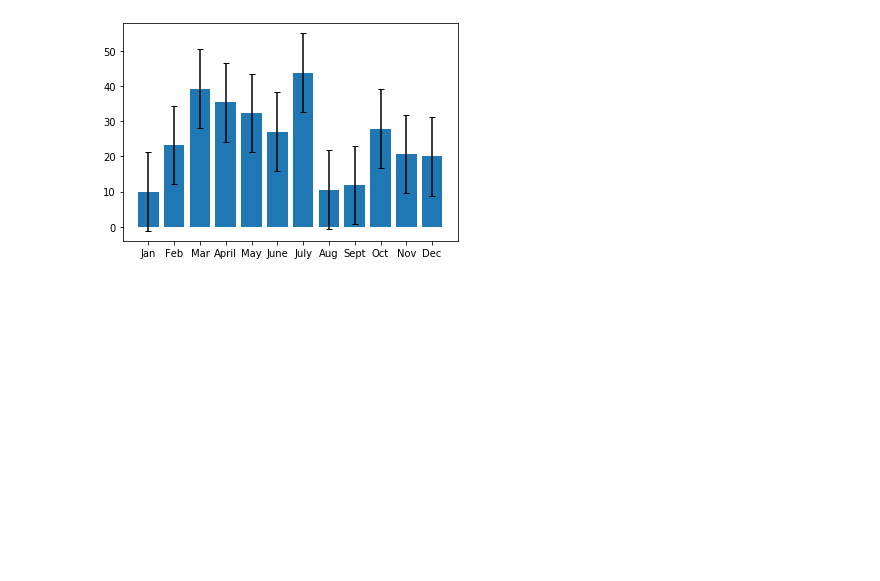
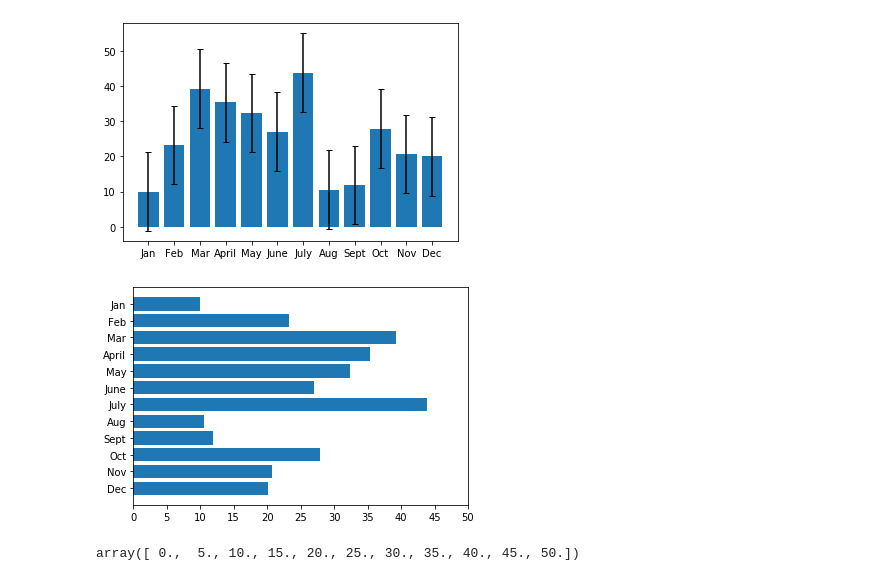
Before and after one commit to priyankasenapati/Priyanka_PyBer_Analysis, a Jupyter notebook: chart extras.ipynb, the cells around one changed output. Saved outputs shown, nothing was run; the diff lists cells and outputs as text; code cells hidden in the pictures; blank space fills up the shorter version.

```diff
--- a/chart extras.ipynb
+++ b/chart extras.ipynb
@@ -37,3 +37,15 @@ plt.bar(x_axis, y_axis, yerr=stdev, capsize=3)
 # %% [output]
 <BarContainer object of 12 artists>
 [figure]
+# %%
+import numpy as np
+plt.barh(x_axis, y_axis)
+plt.xticks(np.arange(0, 51, step=5.0))
+plt.gca().invert_yaxis()
+# %% [output]
+[figure, added]
+# %%
+import numpy as np
+np.arange(0, 51, step=5.0)
+# %% [output]
+array([ 0.,  5., 10., 15., 20., 25., 30., 35., 40., 45., 50.])
```
Also changed, not shown: parts of 2 cells of this notebook, 2 other files.
